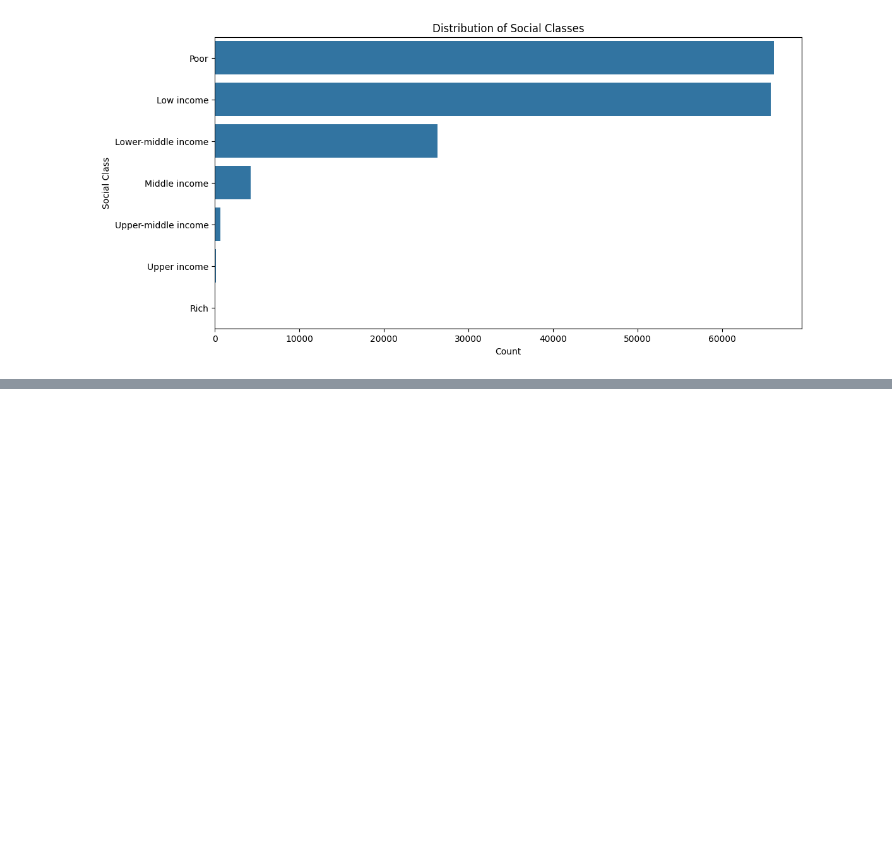
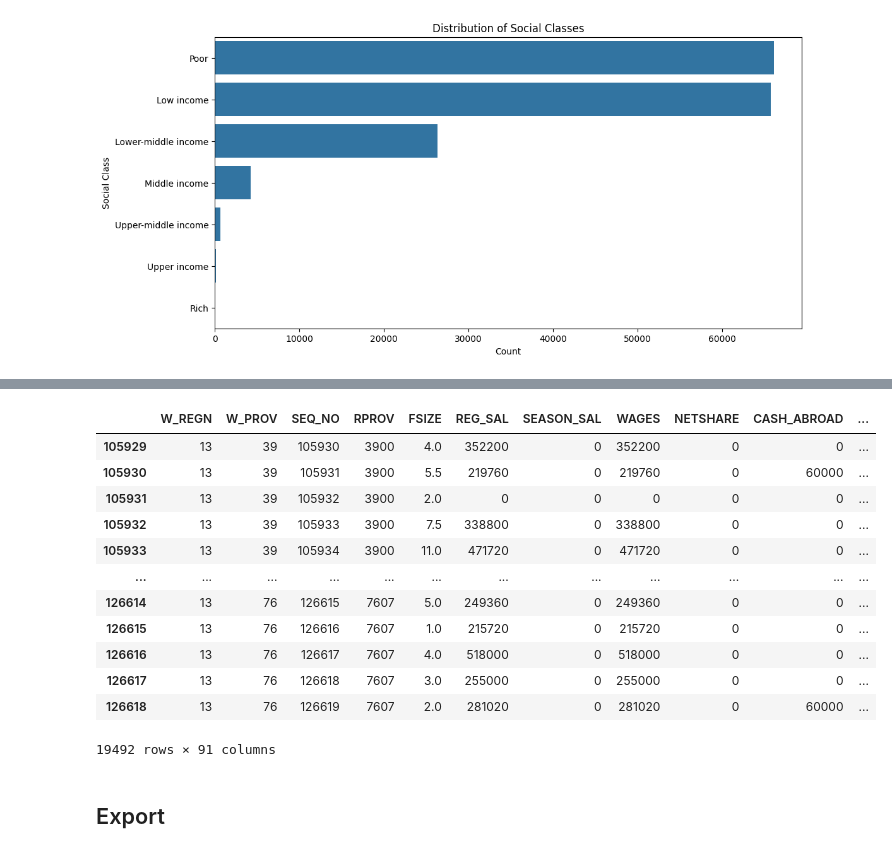
Before and after one commit to JoshuaEntrata/Data-Mining-Prelims-Project, a Jupyter notebook: notebooks/feature_engineering.ipynb, the cells around one changed output, grey strips where cells are left out. Drawn from its saved outputs; the diff is of its cells as text; code cells hidden in the pictures; blank space fills up the shorter version.

```diff
--- a/notebooks/feature_engineering.ipynb
+++ b/notebooks/feature_engineering.ipynb
@@ -127,0 +174,19 @@ plt.show()
+# %%
+final_fies = fe_outlier_handled.copy()
+final_fies
+# %% [output]
+|  | W_REGN | W_PROV | SEQ_NO | RPROV | FSIZE | REG_SAL | SEASON_SAL | WAGES | NETSHARE | CASH_ABROAD | ... |
+| 105929 | 13 | 39 | 105930 | 3900 | 4.0 | 352200 | 0 | 352200 | 0 | 0 | ... |
+| 105930 | 13 | 39 | 105931 | 3900 | 5.5 | 219760 | 0 | 219760 | 0 | 60000 | ... |
+| 105931 | 13 | 39 | 105932 | 3900 | 2.0 | 0 | 0 | 0 | 0 | 0 | ... |
+| 105932 | 13 | 39 | 105933 | 3900 | 7.5 | 338800 | 0 | 338800 | 0 | 0 | ... |
+| 105933 | 13 | 39 | 105934 | 3900 | 11.0 | 471720 | 0 | 471720 | 0 | 0 | ... |
+| ... | ... | ... | ... | ... | ... | ... | ... | ... | ... | ... | ... |
+| 126614 | 13 | 76 | 126615 | 7607 | 5.0 | 249360 | 0 | 249360 | 0 | 0 | ... |
+| 126615 | 13 | 76 | 126616 | 7607 | 1.0 | 215720 | 0 | 215720 | 0 | 0 | ... |
+| 126616 | 13 | 76 | 126617 | 7607 | 4.0 | 518000 | 0 | 518000 | 0 | 0 | ... |
+| 126617 | 13 | 76 | 126618 | 7607 | 3.0 | 255000 | 0 | 255000 | 0 | 0 | ... |
+| 126618 | 13 | 76 | 126619 | 7607 | 2.0 | 281020 | 0 | 281020 | 0 | 60000 | ... |
+19492 rows × 91 columns
+# %% [markdown]
+## Export
```
Also changed, not shown: parts of 16 cells of this notebook.
